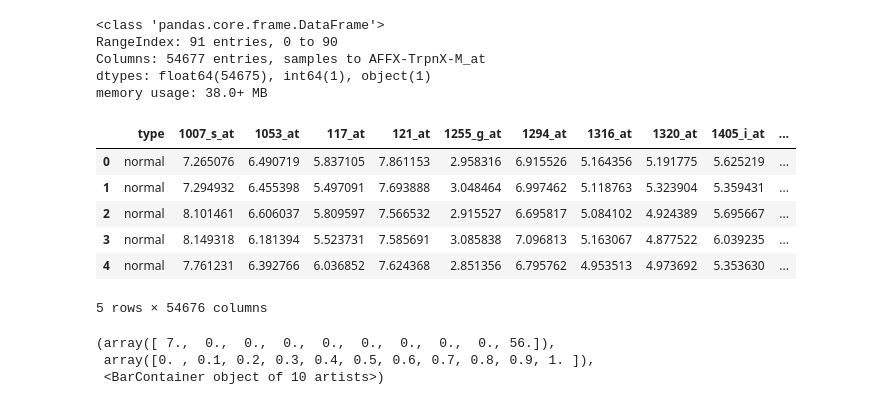
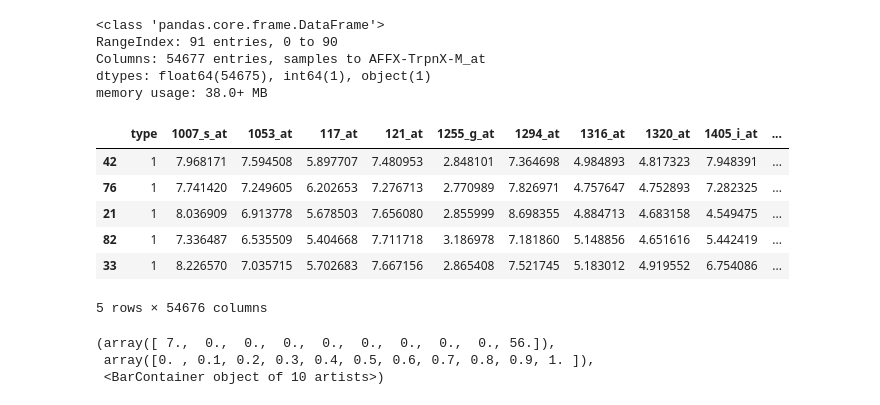
Before and after one commit to jowjow22/Machine-Learning-Algorithms, a Jupyter notebook: LIVER_01/MLP.ipynb, the cells around one changed output. Saved outputs shown, nothing was run; the diff lists cells and outputs as text; code cells hidden in the pictures.

```diff
--- a/LIVER_01/MLP.ipynb
+++ b/LIVER_01/MLP.ipynb
@@ -49,27 +35,32 @@ memory usage: 38.0+ MB
 # %%
 # randomize the data
 database = database.drop('samples', axis=1)
+
+database.loc[database['type'] == 'normal', 'type'] = 0
+database.loc[database['type'] == 'HCC', 'type'] = 1
+
+database['type'] = database['type'].astype(int)
+
 X = database.drop('type', axis=1)
 y = database['type']
 X_train, X_test, y_train, y_test = train_test_split(X, y, test_size=0.30, random_state=100)
 train_data = pd.concat([X_train, y_train], axis=1)
 test_data = pd.concat([X_test, y_test], axis=1)
 
-# change the type column to integer
-train_data[train_data['type'] == 'HCC'] = 1
-train_data[train_data['type'] == 'normal'] = 0
-
-#turn into integer
-train_data['type'] = train_data['type'].astype(int)
+#change the type column to first column
+cols = list(train_data.columns)
+cols.insert(0, cols.pop(cols.index('type')))
+train_data = train_data.loc[:, cols]
+test_data = test_data.loc[:, cols]
 # %%
-database.head()
+train_data.head()
 # %% [output]
 |  | type | 1007_s_at | 1053_at | 117_at | 121_at | 1255_g_at | 1294_at | 1316_at | 1320_at | 1405_i_at | ... |
-| 0 | normal | 7.265076 | 6.490719 | 5.837105 | 7.861153 | 2.958316 | 6.915526 | 5.164356 | 5.191775 | 5.625219 | ... |
-| 1 | normal | 7.294932 | 6.455398 | 5.497091 | 7.693888 | 3.048464 | 6.997462 | 5.118763 | 5.323904 | 5.359431 | ... |
-| 2 | normal | 8.101461 | 6.606037 | 5.809597 | 7.566532 | 2.915527 | 6.695817 | 5.084102 | 4.924389 | 5.695667 | ... |
-| 3 | normal | 8.149318 | 6.181394 | 5.523731 | 7.585691 | 3.085838 | 7.096813 | 5.163067 | 4.877522 | 6.039235 | ... |
-| 4 | normal | 7.761231 | 6.392766 | 6.036852 | 7.624368 | 2.851356 | 6.795762 | 4.953513 | 4.973692 | 5.353630 | ... |
+| 42 | 1 | 7.968171 | 7.594508 | 5.897707 | 7.480953 | 2.848101 | 7.364698 | 4.984893 | 4.817323 | 7.948391 | ... |
+| 76 | 1 | 7.741420 | 7.249605 | 6.202653 | 7.276713 | 2.770989 | 7.826971 | 4.757647 | 4.752893 | 7.282325 | ... |
+| 21 | 1 | 8.036909 | 6.913778 | 5.678503 | 7.656080 | 2.855999 | 8.698355 | 4.884713 | 4.683158 | 4.549475 | ... |
+| 82 | 1 | 7.336487 | 6.535509 | 5.404668 | 7.711718 | 3.186978 | 7.181860 | 5.148856 | 4.651616 | 5.442419 | ... |
+| 33 | 1 | 8.226570 | 7.035715 | 5.702683 | 7.667156 | 2.865408 | 7.521745 | 5.183012 | 4.919552 | 6.754086 | ... |
 5 rows × 54676 columns
 # %%
 # plot the histogram of the training data to see the distribution
```
Also changed, not shown: parts of 4 cells of this notebook, 1 other file.
